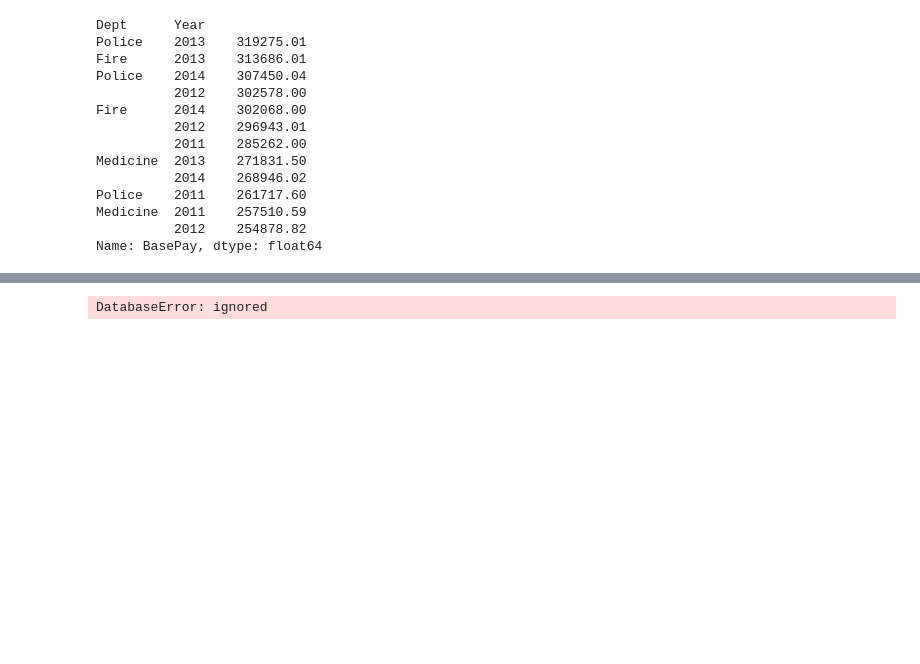
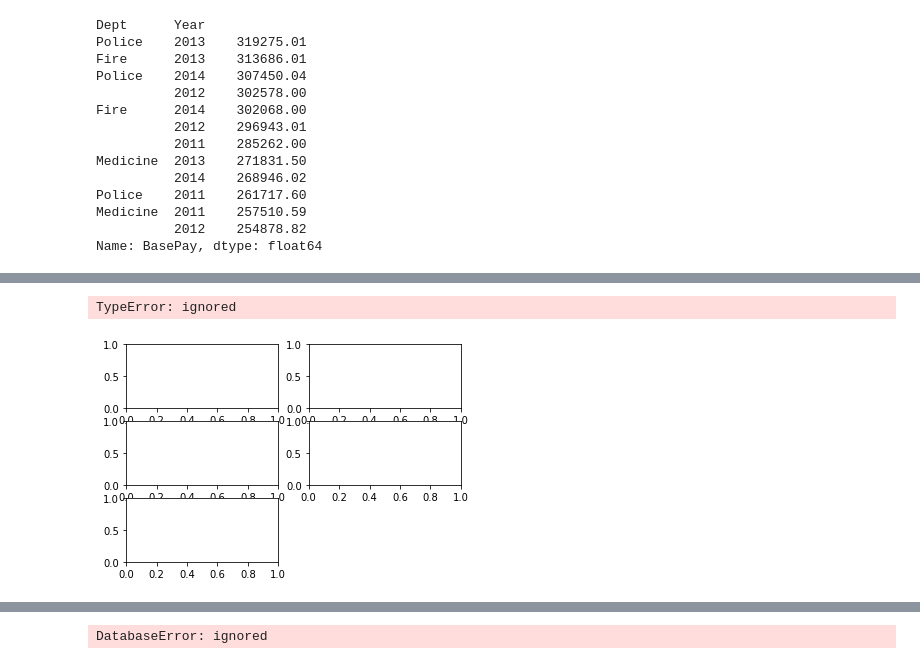
Before and after one commit to EvgenyBelov78/DA1, a Jupyter notebook: Salaries_in_SF.ipynb, the cells around one changed output, grey strips where cells are left out. Saved outputs shown, nothing was run; the diff lists cells and outputs as text; code cells hidden in the pictures; blank space fills up the shorter version.

```diff
--- a/Salaries_in_SF.ipynb
+++ b/Salaries_in_SF.ipynb
@@ -350,0 +385,2 @@ Name: BasePay, dtype: float64
+# %%
+dfpolice=df[df['Dept']=='Police'].groupby(['Year'])['BasePay',"OvertimePay","OtherPay",'Benefits'].sum()
@@ -350,0 +396,2 @@ Name: BasePay, dtype: float64
+# %%
+dfpolice.reset_index(drop= False, inplace = True)
@@ -350,0 +406,5 @@ Name: BasePay, dtype: float64
+# %%
+dfpolice.hist(x='Year',y=)
+# %% [output]
+TypeError: ignored
+[figure, added]
```
Also changed, not shown: parts of 5 cells of this notebook.
